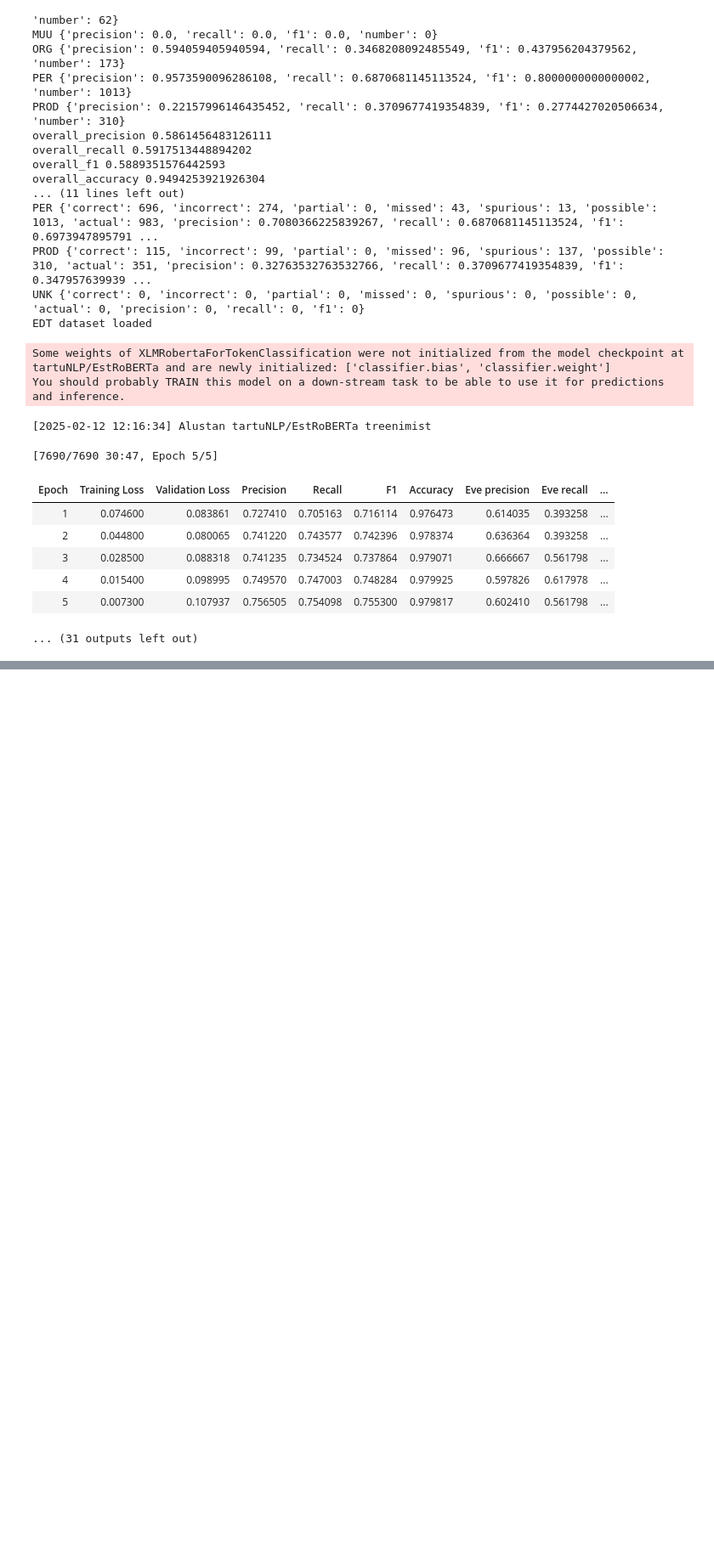
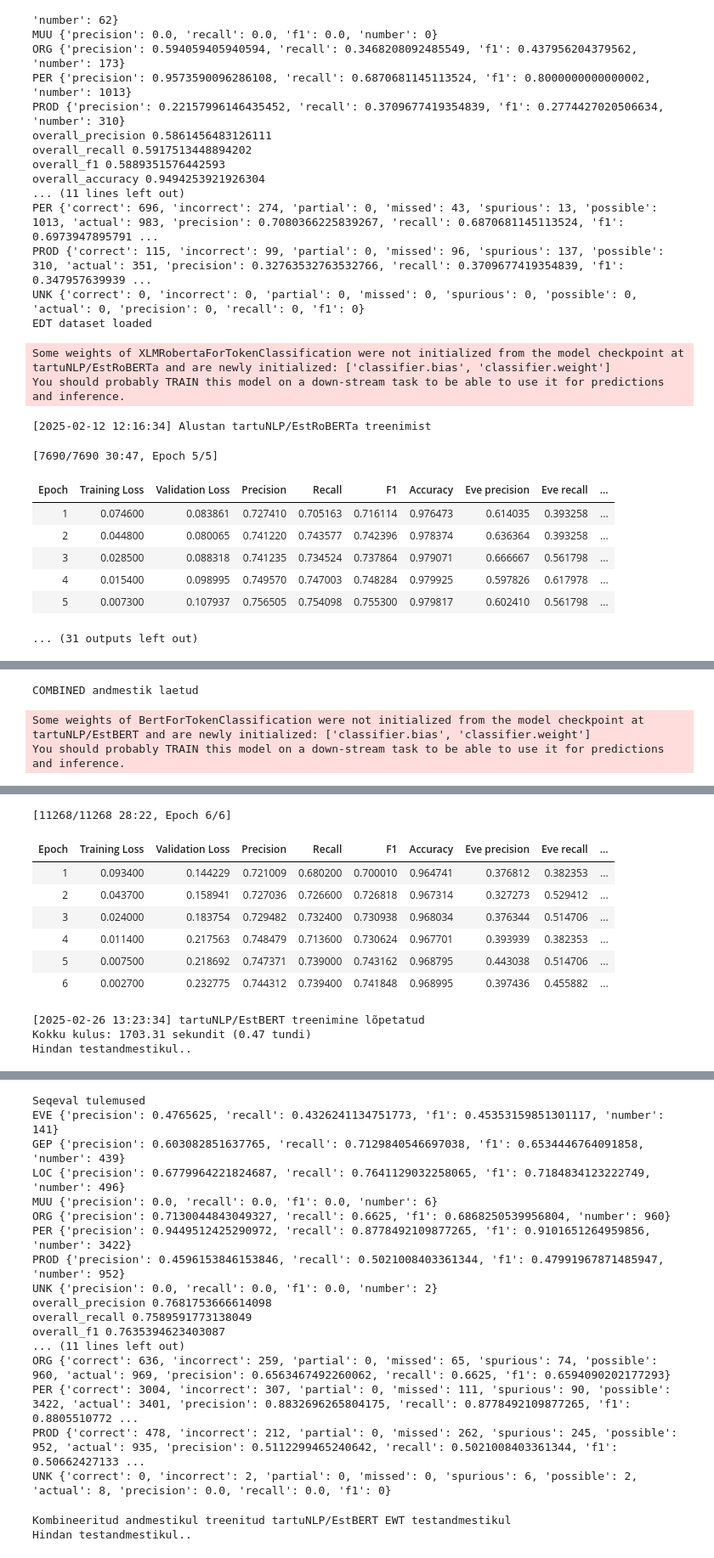
Before and after one commit to martinkivisikk/ner_thesis, a Jupyter notebook: main_nb.ipynb, the cells around one changed output, grey strips where cells are left out. Shown at 85% size. Saved outputs shown, nothing was run; the diff lists cells and outputs as text; code cells hidden in the pictures; blank space fills up the shorter version.

```diff
--- a/main_nb.ipynb
+++ b/main_nb.ipynb
@@ -154,0 +275,6 @@ You should probably TRAIN this model on a down-stream task to be able to use it
+# %%
+estbert_combined, estbert_combined_trainer, estbert_combined_results = train_model('tartuNLP/EstBERT', 'combined', epochs=6)
+# %% [output]
+COMBINED andmestik laetud
+Some weights of BertForTokenClassification were not initialized from the model checkpoint at tartuNLP/EstBERT and are newly initialized: ['classifier.bias', 'classifier.weight']
+You should probably TRAIN this model on a down-stream task to be able to use it for predictions and inference.
@@ -154,0 +282,11 @@ You should probably TRAIN this model on a down-stream task to be able to use it
+[11268/11268 28:22, Epoch 6/6]
+| Epoch | Training Loss | Validation Loss | Precision | Recall | F1 | Accuracy | Eve precision | Eve recall | ... |
+| 1 | 0.093400 | 0.144229 | 0.721009 | 0.680200 | 0.700010 | 0.964741 | 0.376812 | 0.382353 | ... |
+| 2 | 0.043700 | 0.158941 | 0.727036 | 0.726600 | 0.726818 | 0.967314 | 0.327273 | 0.529412 | ... |
+| 3 | 0.024000 | 0.183754 | 0.729482 | 0.732400 | 0.730938 | 0.968034 | 0.376344 | 0.514706 | ... |
+| 4 | 0.011400 | 0.217563 | 0.748479 | 0.713600 | 0.730624 | 0.967701 | 0.393939 | 0.382353 | ... |
+| 5 | 0.007500 | 0.218692 | 0.747371 | 0.739000 | 0.743162 | 0.968795 | 0.443038 | 0.514706 | ... |
+| 6 | 0.002700 | 0.232775 | 0.744312 | 0.739400 | 0.741848 | 0.968995 | 0.397436 | 0.455882 | ... |
+[2025-02-26 13:23:34] tartuNLP/EstBERT treenimine lõpetatud
+Kokku kulus: 1703.31 sekundit (0.47 tundi)
+Hindan testandmestikul..
@@ -154,0 +294,19 @@ You should probably TRAIN this model on a down-stream task to be able to use it
+Seqeval tulemused
+EVE {'precision': 0.4765625, 'recall': 0.4326241134751773, 'f1': 0.45353159851301117, 'number': 141}
+GEP {'precision': 0.603082851637765, 'recall': 0.7129840546697038, 'f1': 0.6534446764091858, 'number': 439}
+LOC {'precision': 0.6779964221824687, 'recall': 0.7641129032258065, 'f1': 0.7184834123222749, 'number': 496}
+MUU {'precision': 0.0, 'recall': 0.0, 'f1': 0.0, 'number': 6}
+ORG {'precision': 0.7130044843049327, 'recall': 0.6625, 'f1': 0.6868250539956804, 'number': 960}
+PER {'precision': 0.9449512425290972, 'recall': 0.8778492109877265, 'f1': 0.9101651264959856, 'number': 3422}
+PROD {'precision': 0.4596153846153846, 'recall': 0.5021008403361344, 'f1': 0.47991967871485947, 'number': 952}
+UNK {'precision': 0.0, 'recall': 0.0, 'f1': 0.0, 'number': 2}
+overall_precision 0.7681753666614098
+overall_recall 0.7589591773138049
+overall_f1 0.7635394623403087
+... (11 lines left out)
+ORG {'correct': 636, 'incorrect': 259, 'partial': 0, 'missed': 65, 'spurious': 74, 'possible': 960, 'actual': 969, 'precision': 0.6563467492260062, 'recall': 0.6625, 'f1': 0.6594090202177293}
+PER {'correct': 3004, 'incorrect': 307, 'partial': 0, 'missed': 111, 'spurious': 90, 'possible': 3422, 'actual': 3401, 'precision': 0.8832696265804175, 'recall': 0.8778492109877265, 'f1': 0.8805510772 ...
+PROD {'correct': 478, 'incorrect': 212, 'partial': 0, 'missed': 262, 'spurious': 245, 'possible': 952, 'actual': 935, 'precision': 0.5112299465240642, 'recall': 0.5021008403361344, 'f1': 0.50662427133 ...
+UNK {'correct': 0, 'incorrect': 2, 'partial': 0, 'missed': 0, 'spurious': 6, 'possible': 2, 'actual': 8, 'precision': 0.0, 'recall': 0.0, 'f1': 0}
+Kombineeritud andmestikul treenitud tartuNLP/EstBERT EWT testandmestikul
+Hindan testandmestikul..
```
Also changed, not shown: parts of 5 cells of this notebook.
